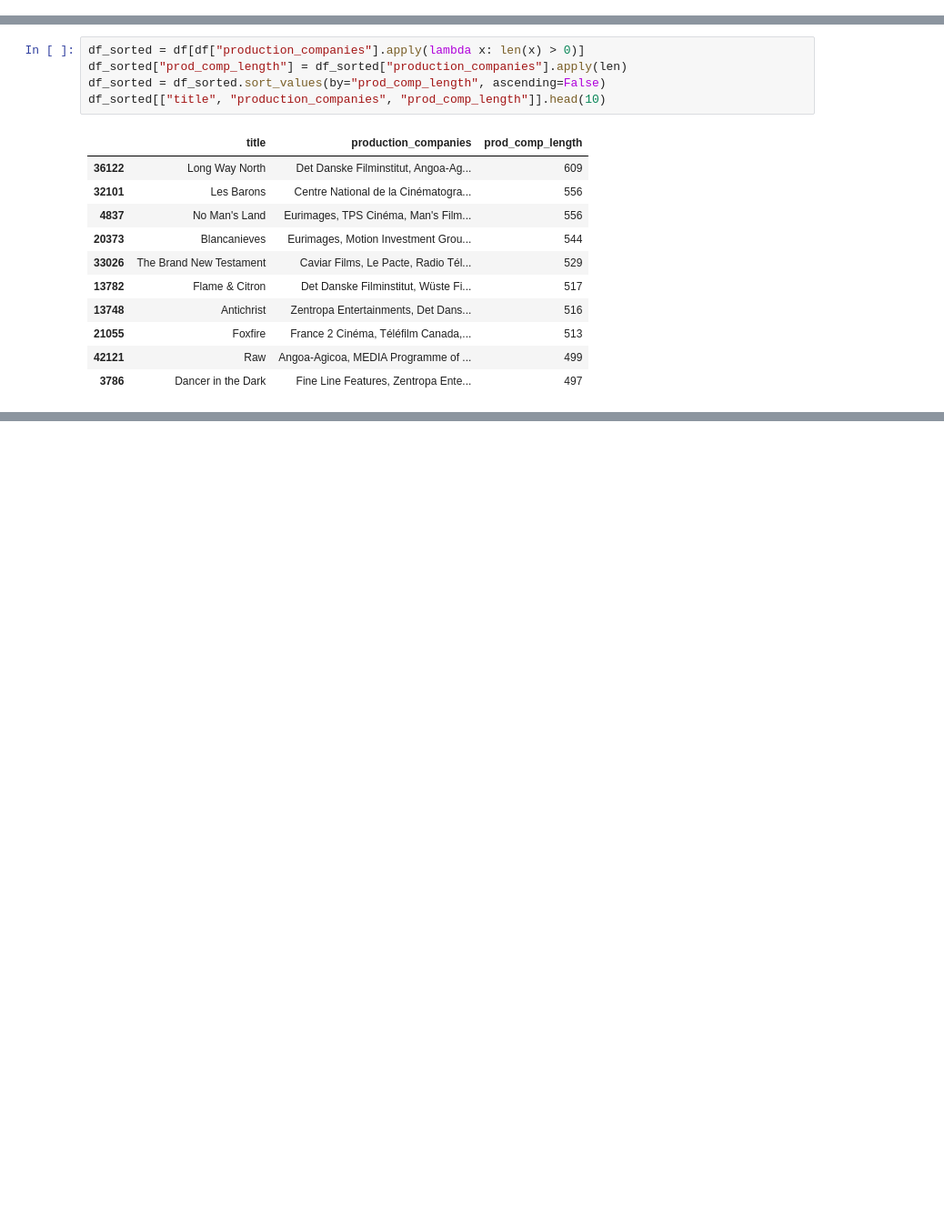
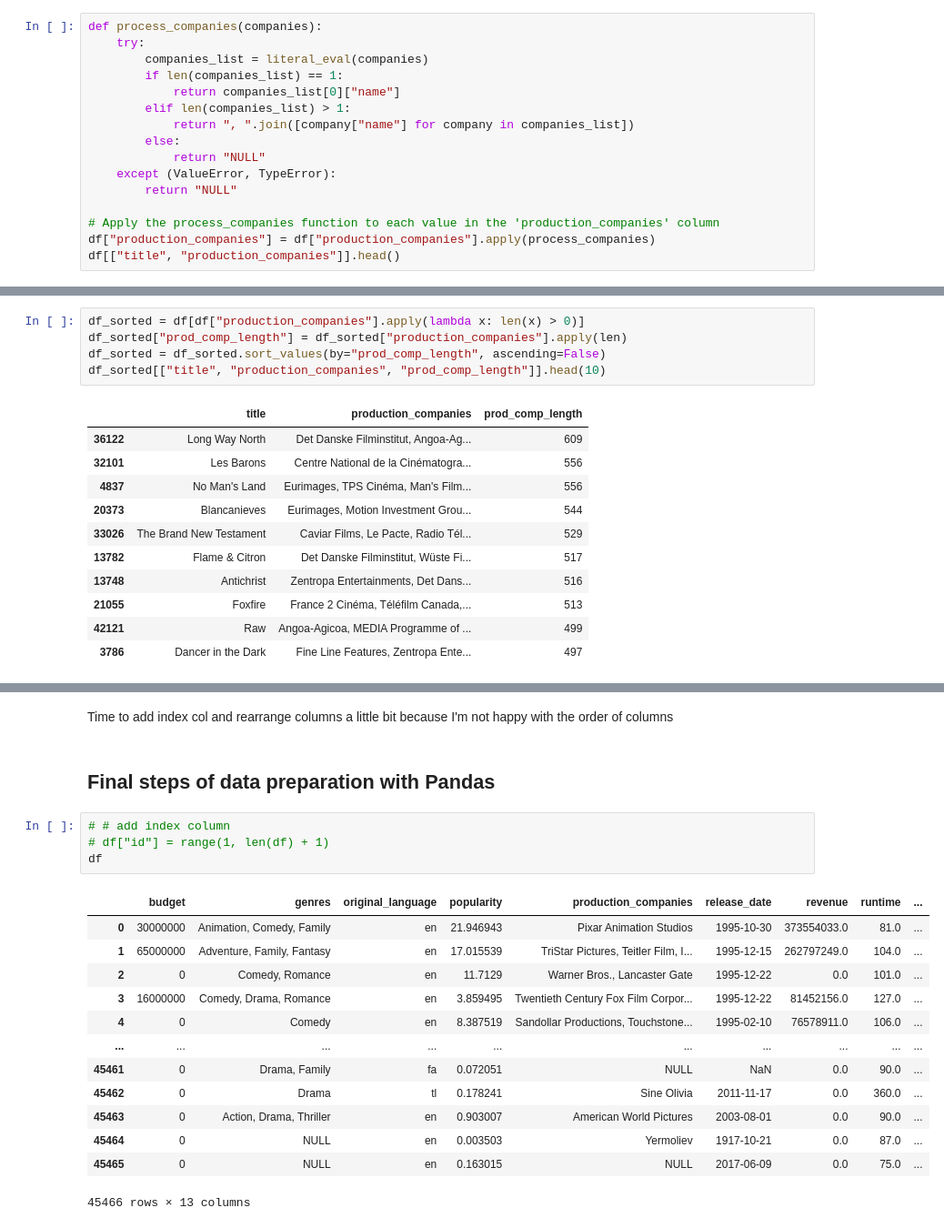
Before and after one commit to SanAntonik/MRS, a Jupyter notebook: analyze.ipynb, the cells around one changed output, grey strips where cells are left out. Shown at 91% size. Drawn from its saved outputs; the diff is of its cells as text; blank space fills up the shorter version.

```diff
--- a/analyze.ipynb
+++ b/analyze.ipynb
@@ -329,3 +285,19 @@ df_sorted[["title", "genres", "genres_length"]].head(10)
 And so the time has come to work with the last JSON column
 # %% [markdown]
 ## Working with 'production_companies' column
+# %%
+def process_companies(companies):
+    try:
+        companies_list = literal_eval(companies)
+        if len(companies_list) == 1:
+            return companies_list[0]["name"]
+        elif len(companies_list) > 1:
+            return ", ".join([company["name"] for company in companies_list])
+        else:
+            return "NULL"
+    except (ValueError, TypeError):
+        return "NULL"
+
+# Apply the process_companies function to each value in the 'production_companies' column
+df["production_companies"] = df["production_companies"].apply(process_companies)
+df[["title", "production_companies"]].head()
@@ -404,0 +363,22 @@ df_sorted[["title", "production_companies", "prod_comp_length"]].head(10)
+# %% [markdown]
+Time to add index col and rearrange columns a little bit because I'm not happy with the order of columns
+# %% [markdown]
+## Final steps of data preparation with Pandas
+# %%
+# # add index column
+# df["id"] = range(1, len(df) + 1)
+df
+# %% [output]
+|  | budget | genres | original_language | popularity | production_companies | release_date | revenue | runtime | ... |
+| 0 | 30000000 | Animation, Comedy, Family | en | 21.946943 | Pixar Animation Studios | 1995-10-30 | 373554033.0 | 81.0 | ... |
+| 1 | 65000000 | Adventure, Family, Fantasy | en | 17.015539 | TriStar Pictures, Teitler Film, I... | 1995-12-15 | 262797249.0 | 104.0 | ... |
+| 2 | 0 | Comedy, Romance | en | 11.7129 | Warner Bros., Lancaster Gate | 1995-12-22 | 0.0 | 101.0 | ... |
+| 3 | 16000000 | Comedy, Drama, Romance | en | 3.859495 | Twentieth Century Fox Film Corpor... | 1995-12-22 | 81452156.0 | 127.0 | ... |
+| 4 | 0 | Comedy | en | 8.387519 | Sandollar Productions, Touchstone... | 1995-02-10 | 76578911.0 | 106.0 | ... |
+| ... | ... | ... | ... | ... | ... | ... | ... | ... | ... |
+| 45461 | 0 | Drama, Family | fa | 0.072051 | NULL | NaN | 0.0 | 90.0 | ... |
+| 45462 | 0 | Drama | tl | 0.178241 | Sine Olivia | 2011-11-17 | 0.0 | 360.0 | ... |
+| 45463 | 0 | Action, Drama, Thriller | en | 0.903007 | American World Pictures | 2003-08-01 | 0.0 | 90.0 | ... |
+| 45464 | 0 | NULL | en | 0.003503 | Yermoliev | 1917-10-21 | 0.0 | 87.0 | ... |
+| 45465 | 0 | NULL | en | 0.163015 | NULL | 2017-06-09 | 0.0 | 75.0 | ... |
+45466 rows × 13 columns
```
Also changed, not shown: parts of 19 cells of this notebook.
